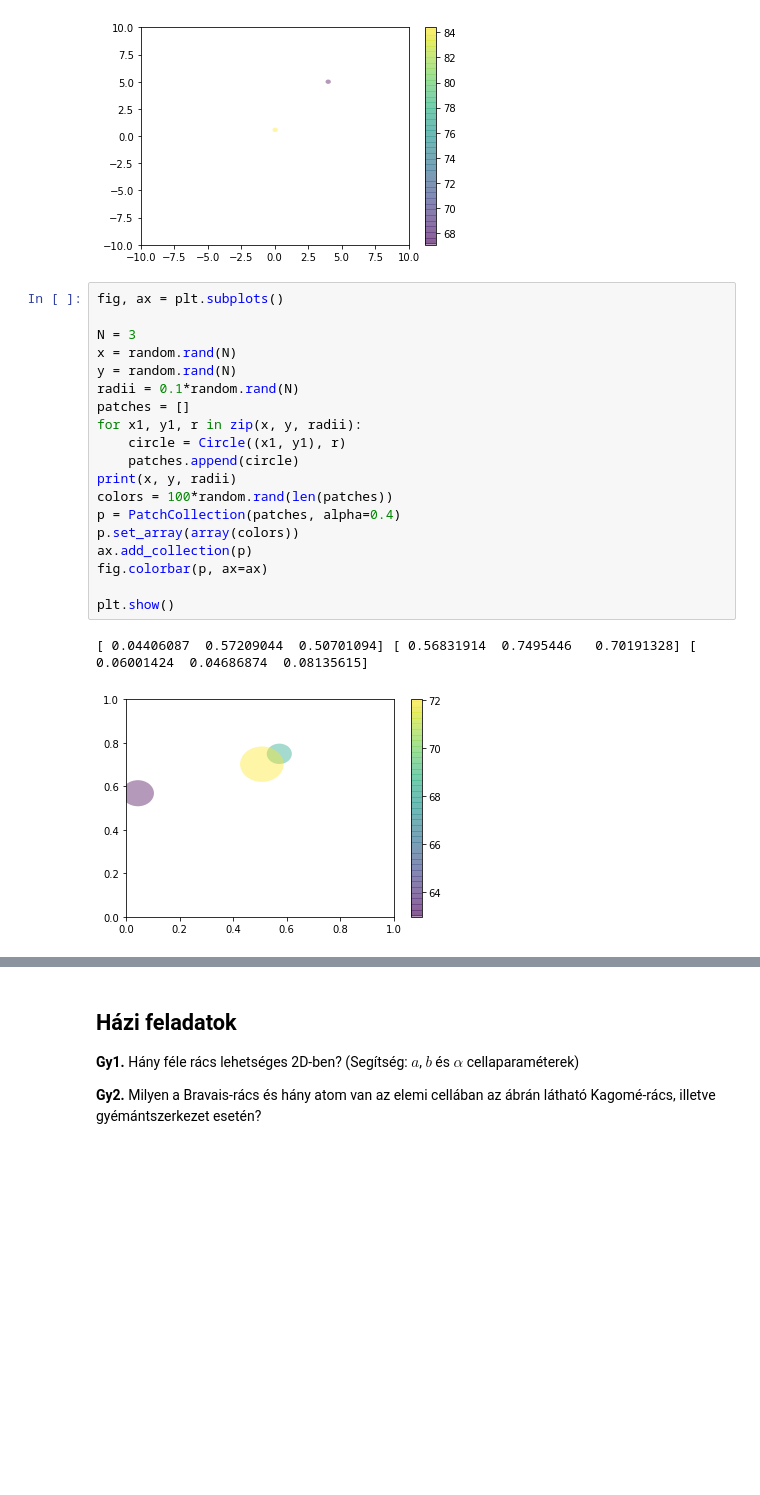
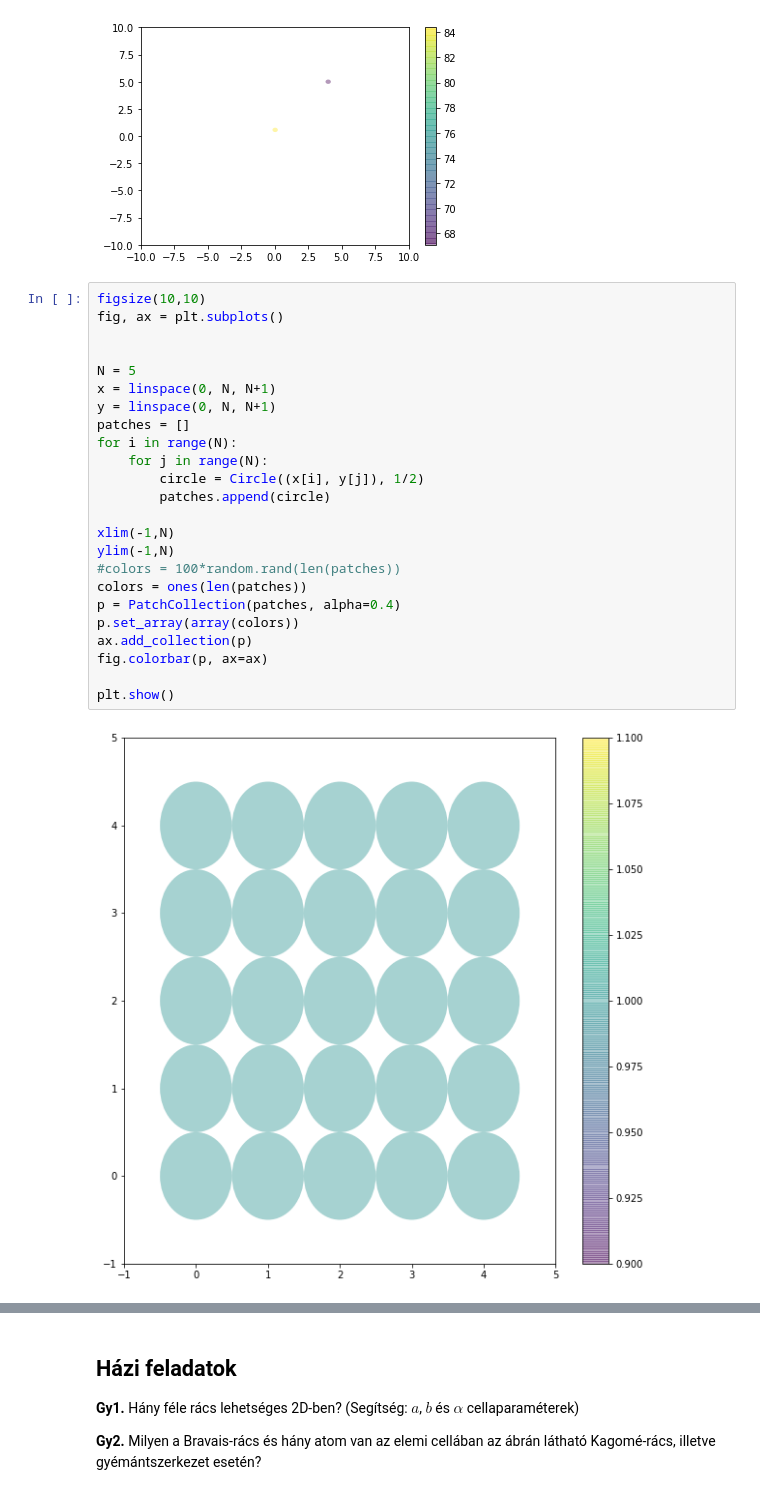
Before and after one commit to jegesm/Kondenzgyak, a Jupyter notebook: notebooks/2Gyakorlathoz.ipynb, the cells around one changed output, grey strips where cells are left out. Saved outputs shown, nothing was run; the diff lists cells and outputs as text; blank space fills up the shorter version.

```diff
--- a/notebooks/2Gyakorlathoz.ipynb
+++ b/notebooks/2Gyakorlathoz.ipynb
@@ -76,24 +76,28 @@ plt.show()
 # %% [output]
 [figure]
 # %%
+figsize(10,10)
 fig, ax = plt.subplots()
 
-N = 3
-x = random.rand(N)
-y = random.rand(N)
-radii = 0.1*random.rand(N)
+
+N = 5
+x = linspace(0, N, N+1)
+y = linspace(0, N, N+1)
 patches = []
-for x1, y1, r in zip(x, y, radii):
-    circle = Circle((x1, y1), r)
-    patches.append(circle)
-print(x, y, radii)
-colors = 100*random.rand(len(patches))
+for i in range(N):
+    for j in range(N):
+        circle = Circle((x[i], y[j]), 1/2)
+        patches.append(circle)
+
+xlim(-1,N)
+ylim(-1,N)
+#colors = 100*random.rand(len(patches))
+colors = ones(len(patches))
 p = PatchCollection(patches, alpha=0.4)
 p.set_array(array(colors))
 ax.add_collection(p)
 fig.colorbar(p, ax=ax)
 
 plt.show()
 # %% [output]
-[ 0.04406087  0.57209044  0.50701094] [ 0.56831914  0.7495446   0.70191328] [ 0.06001424  0.04686874  0.08135615]
-[figure, old version]
+[figure, new version]
```
Also changed, not shown: parts of 3 cells of this notebook, 1 other file.
